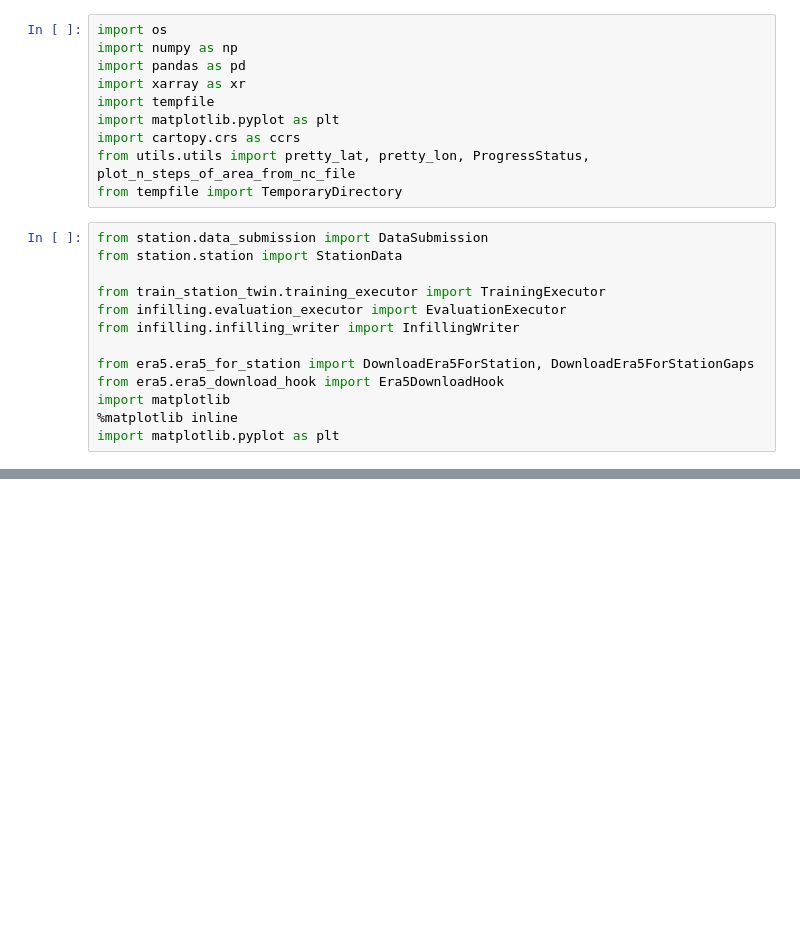
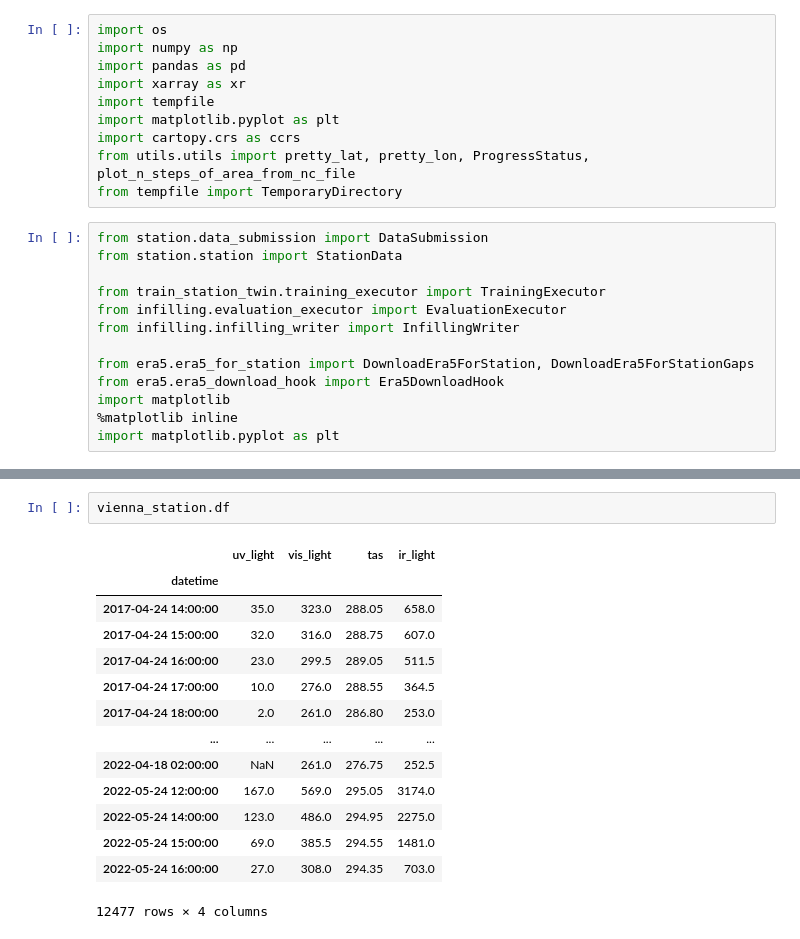
Before and after one commit to Ferdinand1123/digital-twin-for-weather-station, a Jupyter notebook: era5_testing.ipynb, the cells around one changed output, grey strips where cells are left out. Saved outputs shown, nothing was run; the diff lists cells and outputs as text; blank space fills up the shorter version.

```diff
--- a/era5_testing.ipynb
+++ b/era5_testing.ipynb
@@ -192,0 +212,17 @@ for t in selected_data.time:
+# %%
+vienna_station.df
+# %% [output]
+|  | uv_light | vis_light | tas | ir_light |
+| datetime |  |  |  |  |
+| 2017-04-24 14:00:00 | 35.0 | 323.0 | 288.05 | 658.0 |
+| 2017-04-24 15:00:00 | 32.0 | 316.0 | 288.75 | 607.0 |
+| 2017-04-24 16:00:00 | 23.0 | 299.5 | 289.05 | 511.5 |
+| 2017-04-24 17:00:00 | 10.0 | 276.0 | 288.55 | 364.5 |
+| 2017-04-24 18:00:00 | 2.0 | 261.0 | 286.80 | 253.0 |
+| ... | ... | ... | ... | ... |
+| 2022-04-18 02:00:00 | NaN | 261.0 | 276.75 | 252.5 |
+| 2022-05-24 12:00:00 | 167.0 | 569.0 | 295.05 | 3174.0 |
+| 2022-05-24 14:00:00 | 123.0 | 486.0 | 294.95 | 2275.0 |
+| 2022-05-24 15:00:00 | 69.0 | 385.5 | 294.55 | 1481.0 |
+| 2022-05-24 16:00:00 | 27.0 | 308.0 | 294.35 | 703.0 |
+12477 rows × 4 columns
```
Also changed, not shown: parts of 21 cells of this notebook, 6 other files.
